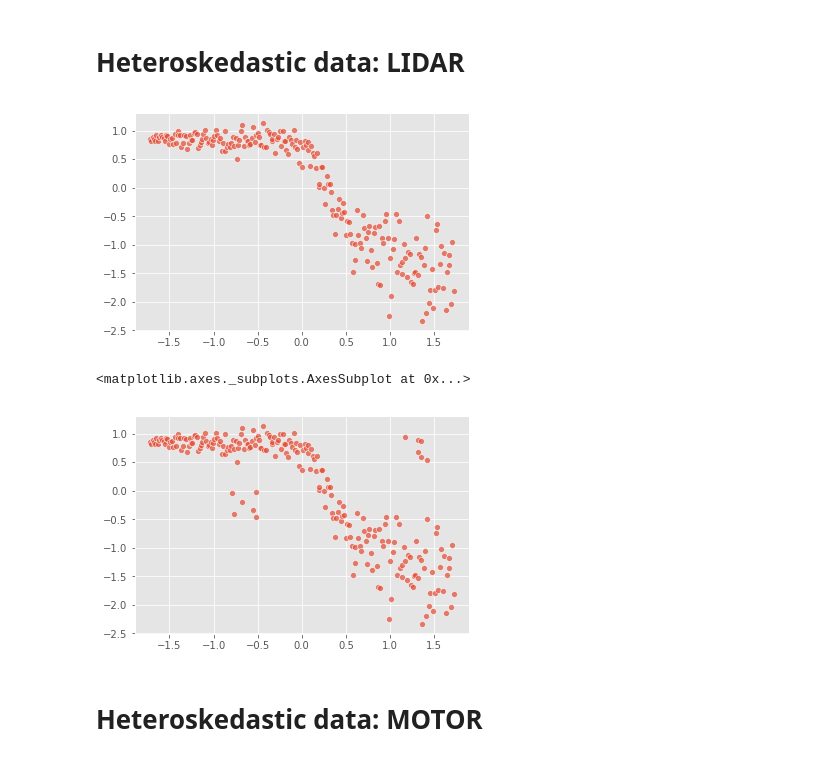
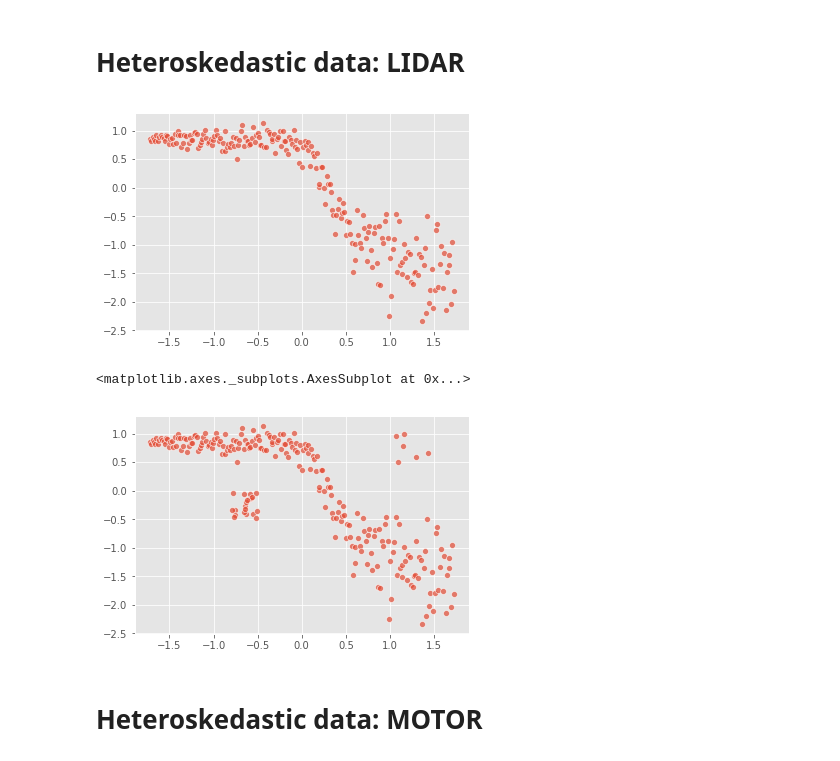
Before and after one commit to Kenta426/heteroscedastic_robust_regression, a Jupyter notebook: notebook/Real_Datasets_KFold.ipynb, the cells around one changed output. Drawn from its saved outputs; the diff is of its cells as text; code cells hidden in the pictures.

```diff
--- a/notebook/Real_Datasets_KFold.ipynb
+++ b/notebook/Real_Datasets_KFold.ipynb
@@ -210,27 +210,27 @@ class Adaptive(object):
 # %%
 X = pd.read_csv('../dataset/lidar.tsv', sep='  ')
 x_range = X['range']
 y_ratio = X['logratio']
 
 x_range = np.array((x_range-np.mean(x_range))/np.std(x_range))
 y_ratio = np.array((y_ratio-np.mean(y_ratio))/np.std(y_ratio))
 sns.scatterplot(x_range, y_ratio, alpha=0.7)
 plt.show()
 
-x_out1 = np.random.uniform(low=-0.8, high=-0.5, size=(6,))
-y_out1 = np.random.uniform(low=-0.5, high=0, size=(6,))
+x_out1 = np.random.uniform(low=-0.8, high=-0.5, size=(20,))
+y_out1 = np.random.uniform(low=-0.5, high=0, size=(20,))
 x_out2 = np.random.uniform(low=1, high=1.5, size=(6,))
 y_out2 = np.random.uniform(low=0.5, high=1, size=(6,))
 
 x_range_out = np.concatenate((x_range,x_out1), axis=0)
 x_range_out = np.concatenate((x_range_out,x_out2), axis=0)
 y_ratio_out = np.concatenate((y_ratio,y_out1), axis=0)
 y_ratio_out = np.concatenate((y_ratio_out,y_out2), axis=0)
 sns.scatterplot(x_range_out, y_ratio_out, alpha=0.7)
 # %% [output]
 [figure]
 <matplotlib.axes._subplots.AxesSubplot at 0x...>
-[figure, old version]
+[figure, new version]
 # %% [markdown]
 # Heteroskedastic data: MOTOR
 # %%
```
Also changed, not shown: parts of 4 cells of this notebook.
